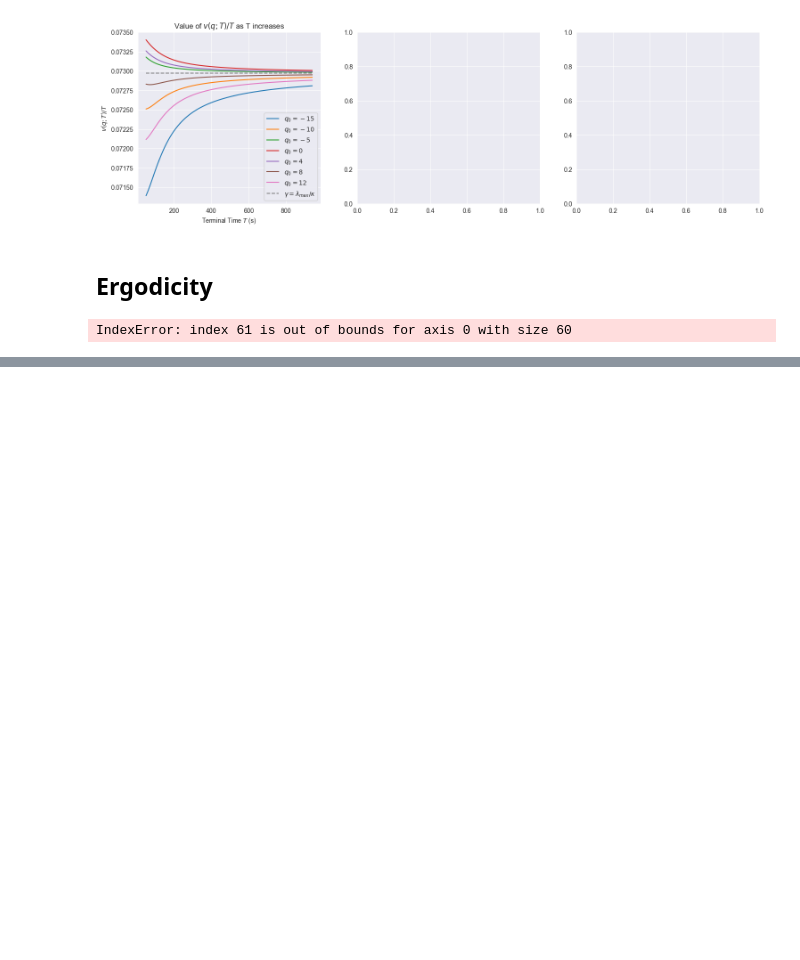
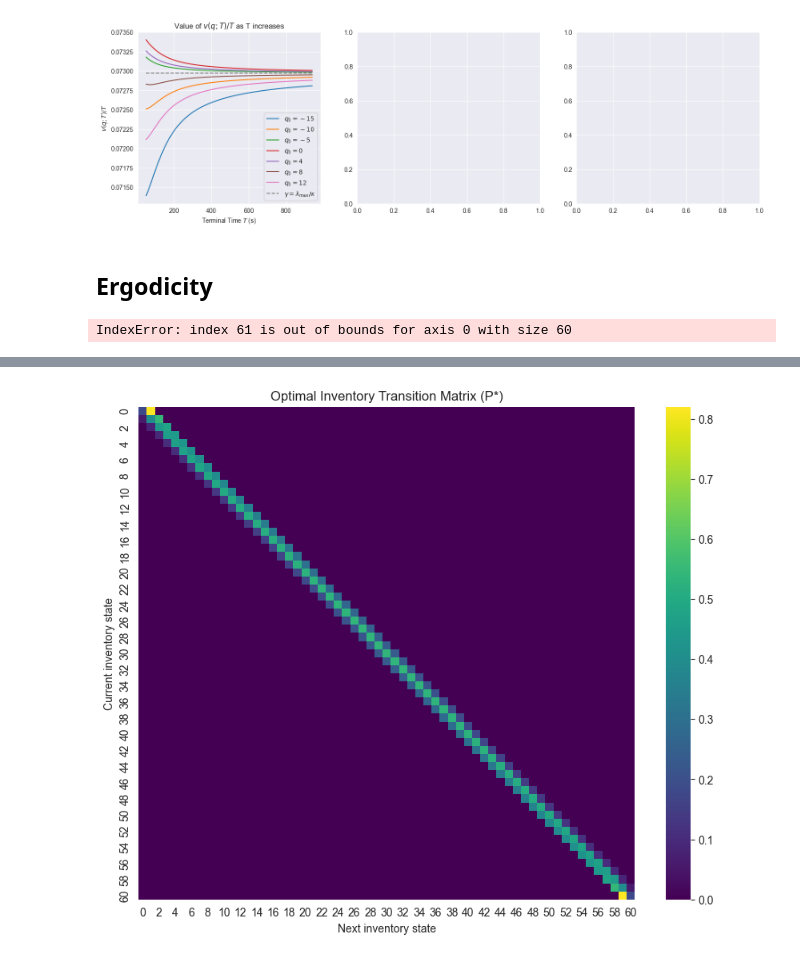
Before and after one commit to ben-jamie-son/mml-reinforcement-learning, a Jupyter notebook: MM_parmater_learning-main/Ergodic_Sim.ipynb, the cells around one changed output, grey strips where cells are left out. Cells and saved outputs as stored; diff of their text form; code cells hidden in the pictures; blank space fills up the shorter version.

```diff
--- a/MM_parmater_learning-main/Ergodic_Sim.ipynb
+++ b/MM_parmater_learning-main/Ergodic_Sim.ipynb
@@ -474,3 +476,15 @@ plt.show()
+# %%
+import matplotlib.pyplot as plt
+import seaborn as sns  # optional, makes the heatmap nicer
+
+plt.figure(figsize=(10,8))
+sns.heatmap(P_star, cmap='viridis', annot=False, cbar=True)
+plt.xlabel("Next inventory state")
+plt.ylabel("Current inventory state")
+plt.title("Optimal Inventory Transition Matrix (P*)")
+plt.show()
+# %% [output]
+[figure, added]
 # %%
 fig, axes = plt.subplots(1, 2, figsize=(14, 5))  # 1 row, 2 columns
 
```
Also changed, not shown: parts of 1 cell of this notebook, 3 other files.
